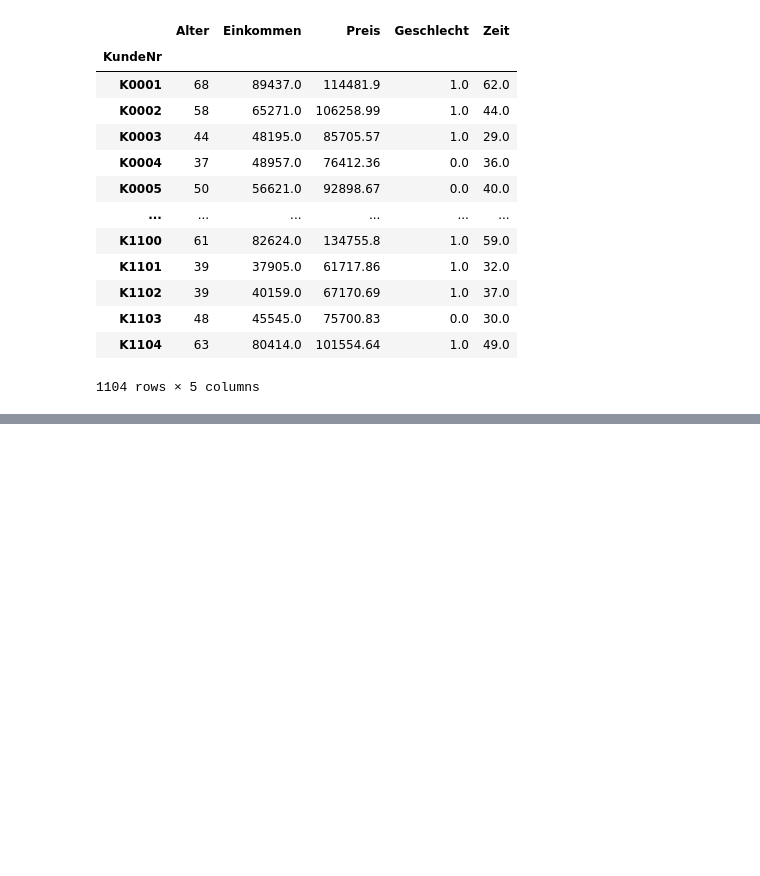
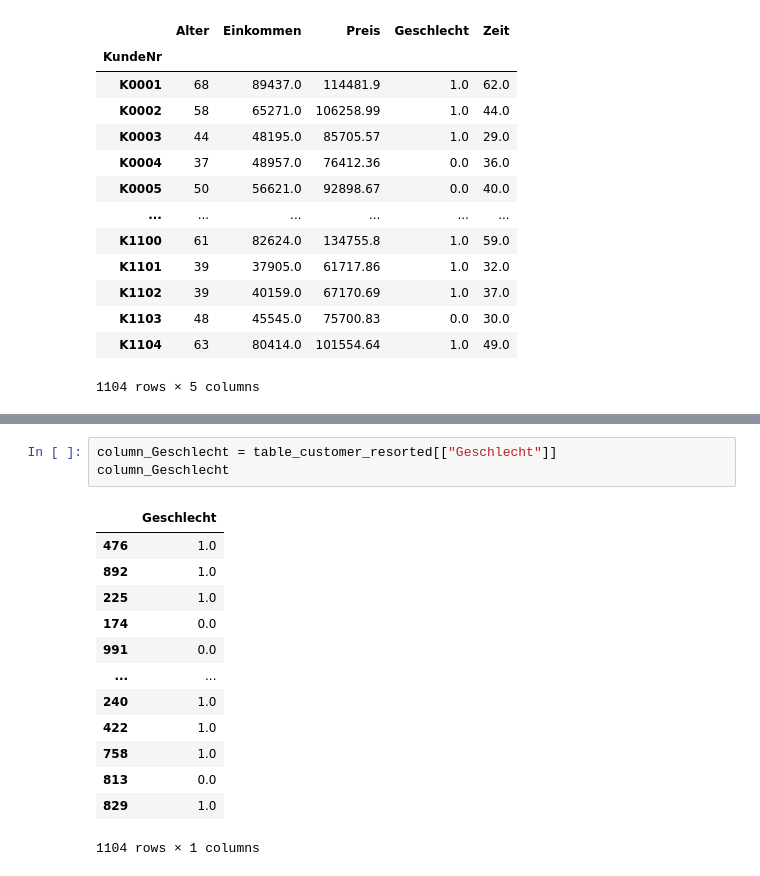
Before and after one commit to FastResearch/final_projectSS2024_Group3, a Jupyter notebook: organise Tab_Kund-SK-.ipynb, the cells around one changed output, grey strips where cells are left out. Drawn from its saved outputs; the diff is of its cells as text; blank space fills up the shorter version.

```diff
--- a/organise Tab_Kund-SK-.ipynb
+++ b/organise Tab_Kund-SK-.ipynb
@@ -158,0 +164,17 @@ Name: Geschlecht, Length: 1104, dtype: object
+# %%
+column_Geschlecht = table_customer_resorted[["Geschlecht"]]
+column_Geschlecht
+# %% [output]
+|  | Geschlecht |
+| 476 | 1.0 |
+| 892 | 1.0 |
+| 225 | 1.0 |
+| 174 | 0.0 |
+| 991 | 0.0 |
+| ... | ... |
+| 240 | 1.0 |
+| 422 | 1.0 |
+| 758 | 1.0 |
+| 813 | 0.0 |
+| 829 | 1.0 |
+1104 rows × 1 columns
```
Also changed, not shown: parts of 18 cells of this notebook, 1 other file.
